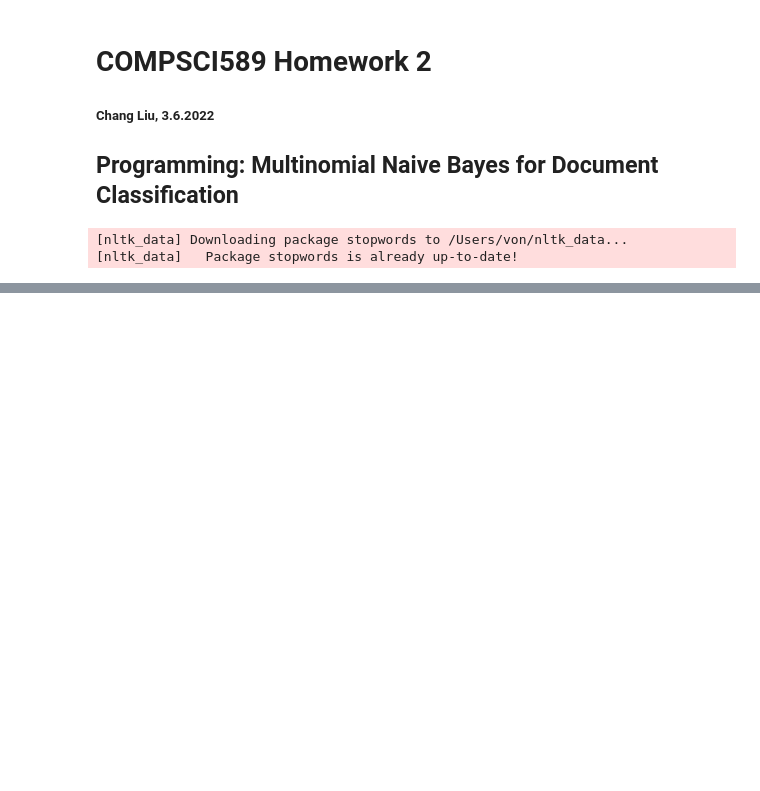
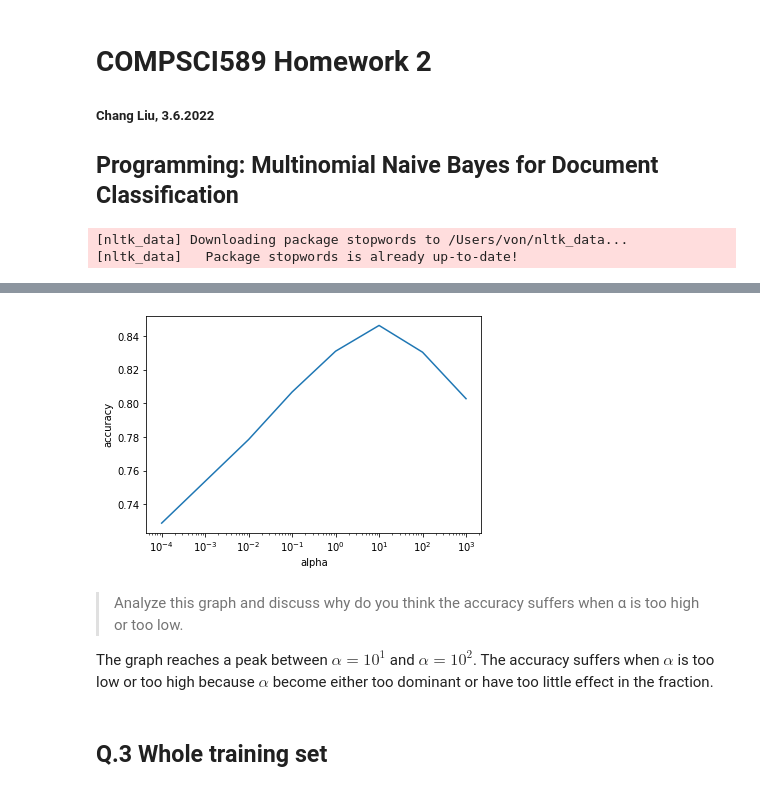
Before and after one commit to NagisaVon/COMPSCI589-HW2, a Jupyter notebook: CS589-HW2.ipynb, the cells around one changed output, grey strips where cells are left out. Saved outputs shown, nothing was run; the diff lists cells and outputs as text; code cells hidden in the pictures; blank space fills up the shorter version.

```diff
--- a/CS589-HW2.ipynb
+++ b/CS589-HW2.ipynb
@@ -194,0 +381,17 @@ correct Neg Test:  1076
+# %%
+import matplotlib.pyplot as plt
+
+fig = plt.figure()
+plt.plot(alphas, accuracies)
+plt.xlabel('alpha')
+plt.ylabel('accuracy')
+plt.xscale('log')
+plt.show()
+# %% [output]
+[figure, added]
+# %% [markdown]
+> Analyze this graph and discuss why do you think the accuracy suffers when α is too high or too low.
+
+The graph reaches a peak between $\alpha=10^1$ and $\alpha=10^2$. The accuracy suffers when $\alpha$ is too low or too high because $\alpha$ become either too dominant or have too little effect in the fraction.
+# %% [markdown]
+## Q.3 Whole training set
```
Also changed, not shown: parts of 24 cells of this notebook, 3 other files.
